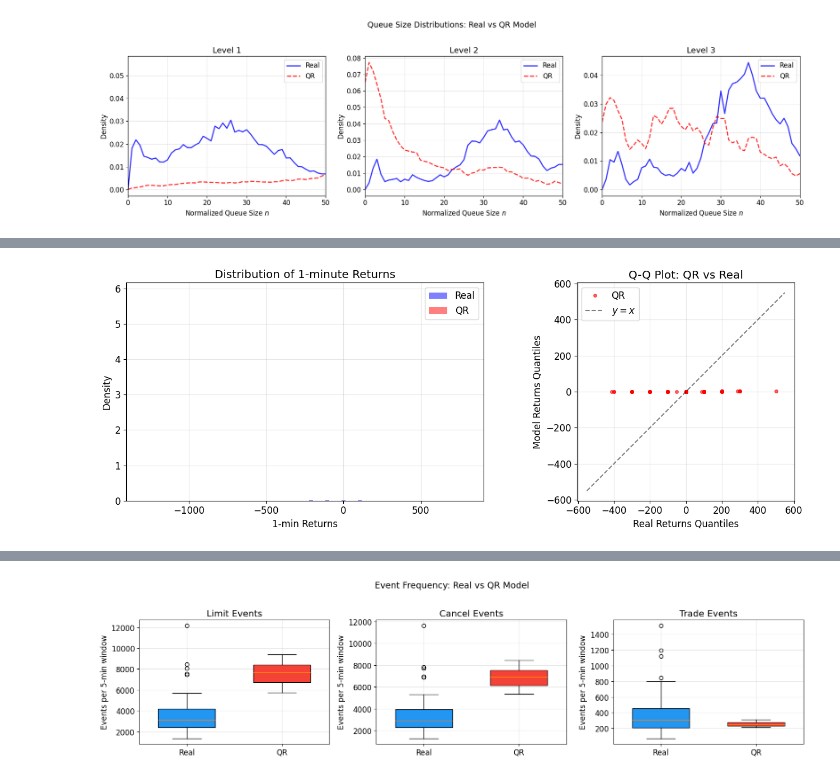
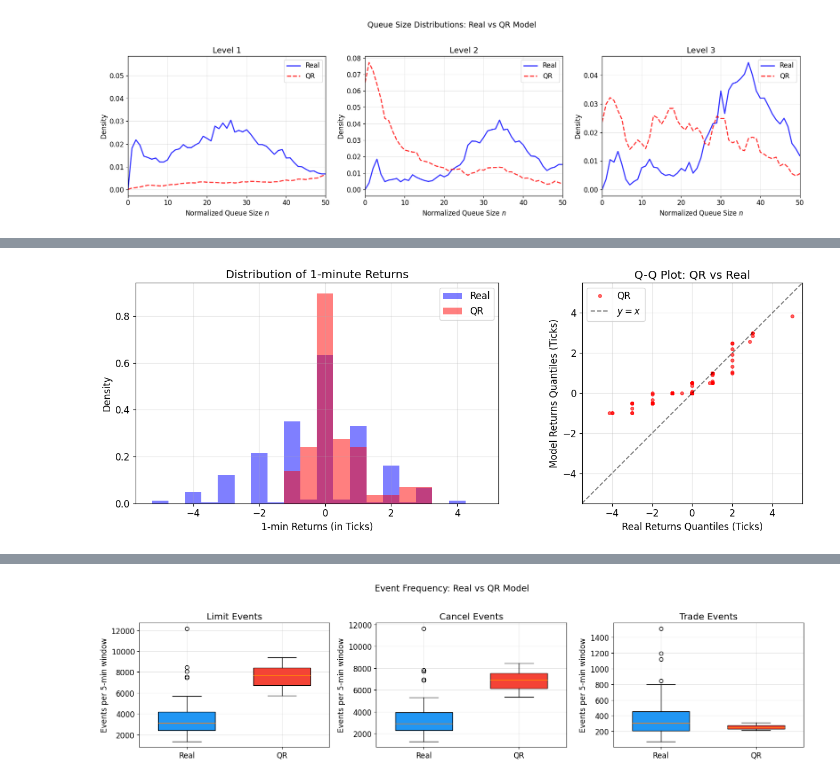
Before and after one commit to archer-paul/DeepQR-Microstructure, a Jupyter notebook: 01_data_and_qr_model.ipynb, the cells around one changed output, grey strips where cells are left out. Saved outputs shown, nothing was run; the diff lists cells and outputs as text; code cells hidden in the pictures.

```diff
--- a/01_data_and_qr_model.ipynb
+++ b/01_data_and_qr_model.ipynb
@@ -1106,15 +1183,16 @@ plt.show()
 # %%
 # --- 6.3 Distribution of returns ---
-def compute_returns(df, interval_seconds=60):
+def compute_returns(df, interval_seconds=60, tick_size=100.0):
     times = df['time'].values
-    mid = df['mid_price'].values
+    # CORRECTION : On convertit le mid_price brut en TICKS
+    mid = df['mid_price'].values / tick_size
     t_grid = np.arange(times[0], times[-1], interval_seconds)
     mid_grid = np.interp(t_grid, times, mid)
     returns = np.diff(mid_grid)
     return returns
 
 # Historical returns
-returns_hist = compute_returns(df_all, interval_seconds=60)
+returns_hist = compute_returns(df_clean, interval_seconds=60)
 
 # Simulated mid-price proxy from queue depletion
 def compute_sim_mid_price(sim_log, state0, K):
@@ -1125,6 +1203,7 @@ def compute_sim_mid_price(sim_log, state0, K):
 
     for t, eta, sl, q_before, q_after in sim_log:
         state[sl] = q_after
+        # Quand une file se vide, le mid-price bouge d'un demi-tick
         if sl == 1 and q_after == 0:
             mid += 0.5
         elif sl == -1 and q_after == 0:
@@ -1142,36 +1221,41 @@ if len(sim_times) > 2:
     returns_sim = np.diff(mid_grid_sim)
 else:
     returns_sim = np.array([0.0])
 
 fig, axes = plt.subplots(1, 2, figsize=(14, 5))
 
-# PDF comparison
+# PDF comparison (Ajustement des bins pour des données discrètes en ticks)
+bins_range = np.arange(-5.25, 5.25, 0.5)
 for returns, label, color in [(returns_hist, 'Real', 'blue'),
                                 (returns_sim, 'QR', 'red')]:
     if len(returns) > 10:
-        axes[0].hist(returns, bins=80, density=True, alpha=0.5, color=color, label=label)
-axes[0].set_xlabel("1-min Returns")
+        axes[0].hist(returns, bins=bins_range, density=True, alpha=0.5, color=color, label=label)
+axes[0].set_xlabel("1-min Returns (in Ticks)")
 axes[0].set_ylabel("Density")
 axes[0].set_title("Distribution of 1-minute Returns")
 axes[0].legend()
 
 # Q-Q plot
 if len(returns_sim) > 10 and len(returns_hist) > 10:
     q_real = np.quantile(returns_hist, np.linspace(0.01, 0.99, 100))
     q_sim = np.quantile(returns_sim, np.linspace(0.01, 0.99, 100))
     axes[1].plot(q_real, q_sim, 'ro', markersize=4, alpha=0.6, label='QR')
     lim = max(abs(q_real).max(), abs(q_sim).max()) * 1.1
+    # On évite que le graphique plante si la limite est à 0
+    lim = max(lim, 1.0)
     axes[1].plot([-lim, lim], [-lim, lim], 'k--', alpha=0.5, label='$y = x$')
-    axes[1].set_xlabel("Real Returns Quantiles")
-    axes[1].set_ylabel("Model Returns Quantiles")
+    axes[1].set_xlim(-lim, lim)
+    axes[1].set_ylim(-lim, lim)
+    axes[1].set_xlabel("Real Returns Quantiles (Ticks)")
+    axes[1].set_ylabel("Model Returns Quantiles (Ticks)")
     axes[1].set_title("Q-Q Plot: QR vs Real")
     axes[1].legend()
     axes[1].set_aspect('equal')
 else:
     axes[1].text(0.5, 0.5, "Insufficient simulated data for Q-Q plot",
                 transform=axes[1].transAxes, ha='center', va='center')
 
 plt.tight_layout()
 plt.show()
 # %% [output]
-[figure, old version]
+[figure, new version]
```
Also changed, not shown: parts of 8 cells of this notebook.
